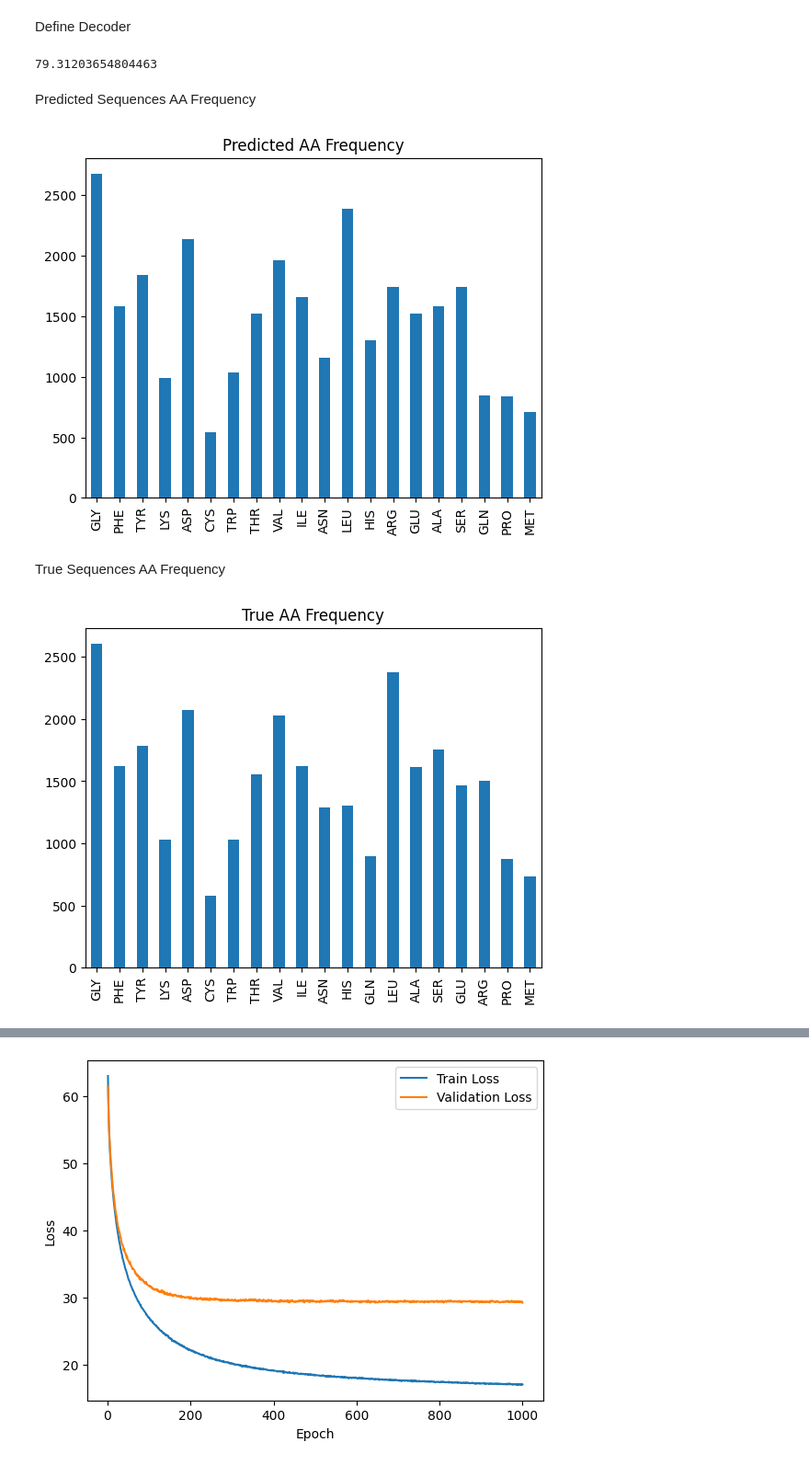
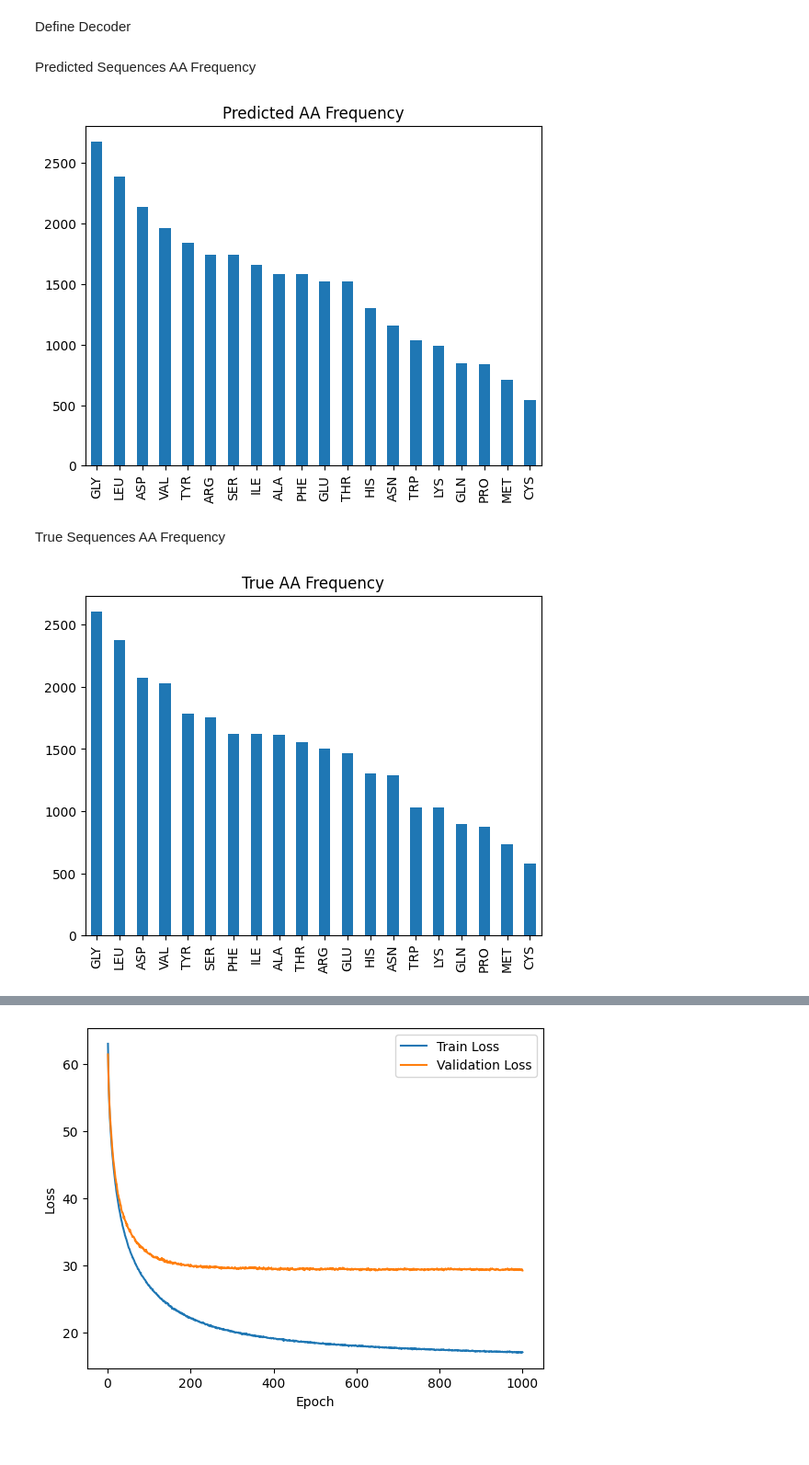
Before and after one commit to Paulther/BioHack-Project-Walkthrough, a Jupyter notebook: Model Evaluation.ipynb, the cells around one changed output, grey strips where cells are left out. Shown: that part at 92% size. Drawn from its saved outputs; the diff is of its cells as text; code cells hidden in the pictures.

```diff
--- a/Model Evaluation.ipynb
+++ b/Model Evaluation.ipynb
@@ -366,21 +360,17 @@ total_percent = percent/(float(len(val_data)) - counter)
-# %%
-print(total_percent)
-# %% [output]
-79.31203654804463
 # %% [markdown]
 Predicted Sequences AA Frequency
 # %%
 import pandas as pd
-pd.Series(sequences).value_counts(sort=False).plot(kind='bar')
+pd.Series(sequences).value_counts(sort=True).plot(kind='bar')
 plt.title('Predicted AA Frequency')
 plt.show()
 # %% [output]
-[figure, old version]
+[figure, new version]
 # %% [markdown]
 True Sequences AA Frequency
 # %%
-pd.Series(true_sequences).value_counts(sort=False).plot(kind='bar')
+pd.Series(true_sequences).value_counts(sort=True).plot(kind='bar')
 plt.title('True AA Frequency')
 plt.show()
 # %% [output]
-[figure, old version]
+[figure, new version]
```
Also changed, not shown: parts of 3 cells of this notebook, 4 other files.
